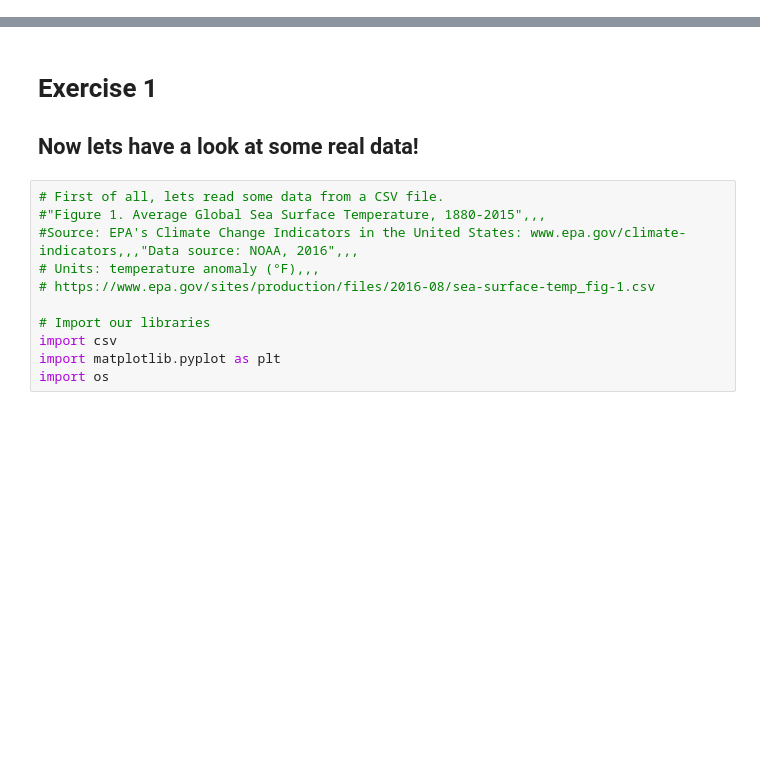
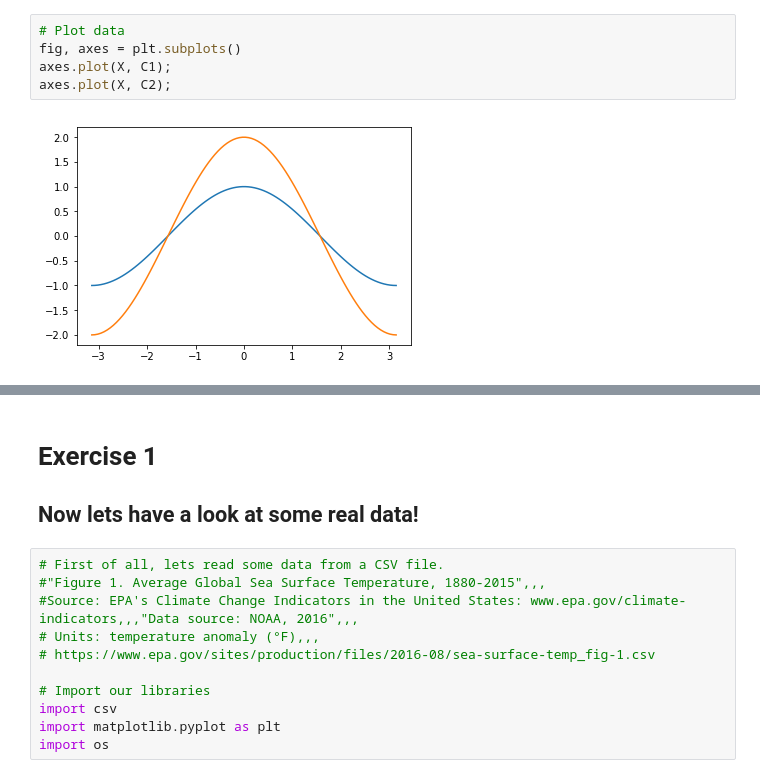
Before and after one commit to ueapy/pythoncourse2018-materials, a Jupyter notebook: notebooks/15-Matplotlib.ipynb, the cells around one changed output, grey strips where cells are left out. Saved outputs shown, nothing was run; the diff lists cells and outputs as text; blank space fills up the shorter version.

```diff
--- a/notebooks/15-Matplotlib.ipynb
+++ b/notebooks/15-Matplotlib.ipynb
@@ -51,0 +42,7 @@ Source: http://matplotlib.org/examples/shapes_and_collections/scatter_demo.html
+# %%
+# Plot data
+fig, axes = plt.subplots()
+axes.plot(X, C1);
+axes.plot(X, C2);
+# %% [output]
+[figure, added]
```
Also changed, not shown: parts of 43 cells of this notebook.
